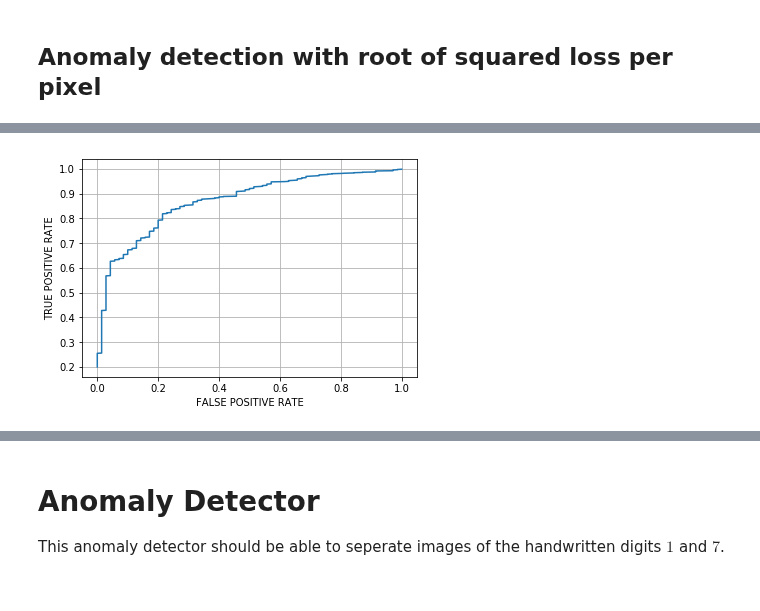
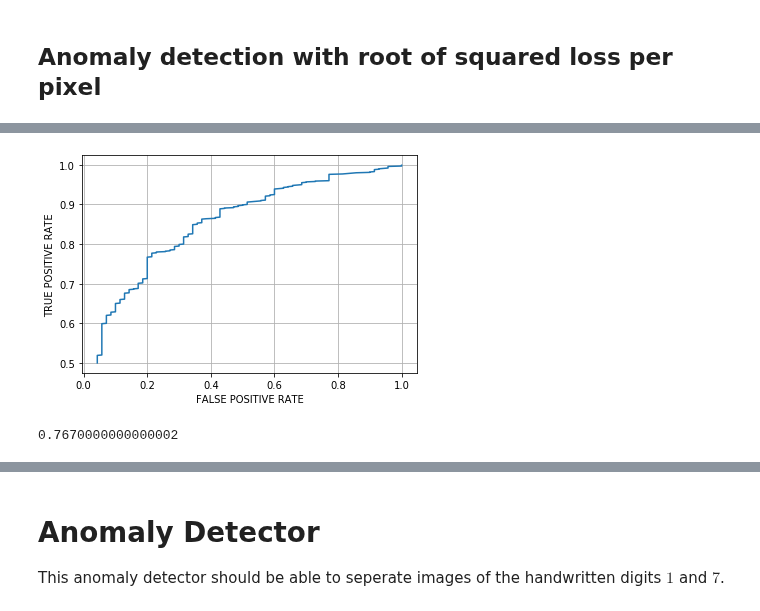
Before and after one commit to ChiShao/cnn-auto-encoder, a Jupyter notebook: conv-autoencoder-fashion.ipynb, the cells around one changed output, grey strips where cells are left out. Cells and saved outputs as stored; diff of their text form; code cells hidden in the pictures.

```diff
--- a/conv-autoencoder-fashion.ipynb
+++ b/conv-autoencoder-fashion.ipynb
@@ -239,7 +271,7 @@ fashion_verbose = [
 # %%
 ckpt_loc = os.path.join(CUR_DIR, "ckpts", "fashionall-conv-ae.hdf5")
 
-if os.path.isfile(ckpt_loc):
+if False and os.path.isfile(ckpt_loc):
     print("Loading Autoencoder for all fashions from directory %s..." % ckpt_loc)
     all_ae = load_model(ckpt_loc)
     all_encoder, all_decoder = get_codec_from_aue(all_ae)
@@ -247,13 +279,16 @@ else:
     print("Training Autoencoder for all fashions...")
     all_ae, all_encoder, all_decoder = build_conv_aue()
     earlyStopping = EarlyStopping(
-        monitor="val_loss", patience=10, verbose=1, mode="min", min_delta=0.0005
+        monitor="val_loss", patience=10, verbose=1, mode="min", min_delta=0.0001
     )
     mcp_save = ModelCheckpoint(
         ckpt_loc, save_best_only=True, verbose=1, monitor="val_loss", mode="min"
     )
     reduce_lr_loss = ReduceLROnPlateau(
         monitor="val_loss", factor=0.3, patience=3, verbose=1, mode="min"
+    )
+    tb = TensorBoard(
+        log_dir="./logs7all-fashion", histogram_freq=0, write_graph=True, write_images=True, update_freq="batch"
     )
     all_ae.fit(
         X_train,
@@ -262,6 +297,6 @@ else:
         batch_size=128,
         shuffle=True,
         validation_data=(X_validate, X_validate),
-        callbacks=[earlyStopping, mcp_save, reduce_lr_loss],
+        callbacks=[earlyStopping, mcp_save, reduce_lr_loss,tb],
     )
 all_ae.summary()
@@ -312,7 +372,7 @@ len(X_t_train), len(X_t_test), len(X_t_validate)
 # %%
 ckpt_loc = os.path.join(CUR_DIR, "ckpts", "%s-conv-ae.hdf5" % fashion_verbose[0])
 
-if os.path.isfile(ckpt_loc):
+if False and os.path.isfile(ckpt_loc):
     print("Loading Autoencoder %s from directory %s..." % (fashion_verbose[0], ckpt_loc))
     t_ae = load_model(ckpt_loc)
     t_encoder, t_decoder = get_codec_from_aue(t_ae)
@@ -320,7 +380,7 @@ else:
     print("Training Autoencoder for fashion %s..." % fashion_verbose[0])
     t_ae, t_encoder, t_decoder = build_conv_aue()
     earlyStopping = EarlyStopping(
-        monitor="val_loss", patience=10, verbose=1, mode="min", min_delta=0.0005
+        monitor="val_loss", patience=10, verbose=1, mode="min", min_delta=0.0001
     )
     mcp_save = ModelCheckpoint(
         ckpt_loc, save_best_only=True, verbose=1, monitor="val_loss", mode="min"
@@ -329,7 +389,7 @@ else:
         monitor="val_loss", factor=0.3, patience=3, verbose=1, mode="min"
     )
     tb = TensorBoard(
-        log_dir="./ckpts", histogram_freq=0, write_graph=True, write_images=True
+        log_dir="./logs/t-shirt", histogram_freq=0, write_graph=True, write_images=True, update_freq="batch"
     )
     t_ae.fit(
         X_t_train,
@@ -425,7 +467,7 @@ plt.savefig(os.path.join("imgs", "pullover-conv-t-ae.png"))
 def loss_per_img(img,rec_img):
     return np.sqrt(np.sum(np.power(rec_img - img,2)))
 # %%
-pullover = fashion_data[2][0][:len(fashion_data[2][0])//100]
+pullover = fashion_data[2][0][:len(fashion_data[2][0])//50]
 imgs = pullover.reshape(-1, 28, 28, 1)
 rec_imgs = t_ae.predict(imgs)
 pullover_losses = np.array([loss_per_img(i, ri) for i, ri in zip(imgs, rec_imgs)])
@@ -477,11 +519,12 @@ plt.show()
 # %%
 # x:= "false detected anomalies in %"
 # y:= "correct detected normal data points in %"
-rs = []
+FPs = FNs = []
 prec = 1000
-step_size = 1 / prec
-decs = np.arange(0.2, 1, step_size)
-for i in decs:  # i == 0.95 seems to be a valid value
+step_size = 1.0 / prec
+thresholds = np.arange(0.5, 1, step_size)
+
+for i in thresholds:  # i == 0.95 seems to be a valid value
     loss_boundary = np.sort(normal_losses)[
         int(len(normal_losses) * i)
     ]  # loss value for detection of i% normal data points
@@ -494,26 +537,28 @@ for i in decs:  # i == 0.95 seems to be a valid value
     detected_normals = X_t_test[ind_detected_normals]
     undetected_anomalies = fashion_data[2][0][ind_undetected_anomalies]
 
-    ratio_of_undetected = len(undetected_anomalies) / len(
+    FP_rate = len(undetected_anomalies) / len(
         pullover_losses
     )  # ratio between not detected loss values for anomalies
-    rs = np.append(
-        rs, [ratio_of_undetected]
-    )
-    if (int(i * prec)) % int(prec / 1000) == 0:
+    FN_rate = len(detected_normals) / len(
+        normal_losses
+    )  # ratio between not detected loss values for anomalies
+
+    FPs = np.append(FPs, [FP_rate])  # not detected anomalies
+    FNs = np.append(FNs, [FN_rate])  # as anomalies detected normalities
+
+    if (int(i * prec)) % int(prec / 100) == 0:
         print(
-            "i:%.3f, ratio:%.3f, dn:%f + ua:%f = %f"
-            % (
-                i,
-                ratio_of_undetected,
-                len(detected_normals)/len(normal_losses),
-                len(undetected_anomalies)/len(pullover_losses),
-                len(detected_normals)/len(normal_losses) + len(undetected_anomalies)/len(pullover_losses),
-            )
+            "threshold:%.3f,dn:%f + ua:%f = %f"
+            % (i, FN_rate, FP_rate, FN_rate + FP_rate)
         )
-plt.plot(rs, decs)  # ,zs=decs*rs)
+plt.plot(FPs, thresholds)
 plt.grid()
 plt.xlabel("FALSE POSITIVE RATE")
 plt.ylabel("TRUE POSITIVE RATE")
 plt.show()
+loss_threshold = thresholds[
+    np.argmin(FNs + FPs)
+]  # minimum value for FN_rate + FP_rate (least relative amount of falsely detected)
+loss_threshold
 # %% [output]
@@ -537,4 +582,5 @@ i:0.999, ratio:1.000, dn:0.001905 + ua:1.000000 = 1.001905
-[figure, old version]
+[figure, new version]
+0.7670000000000002
 # %%
 len(normal_losses), len(pullover_losses)
 # %% [output]
```
Also changed, not shown: parts of 25 cells of this notebook, 4 other files.
